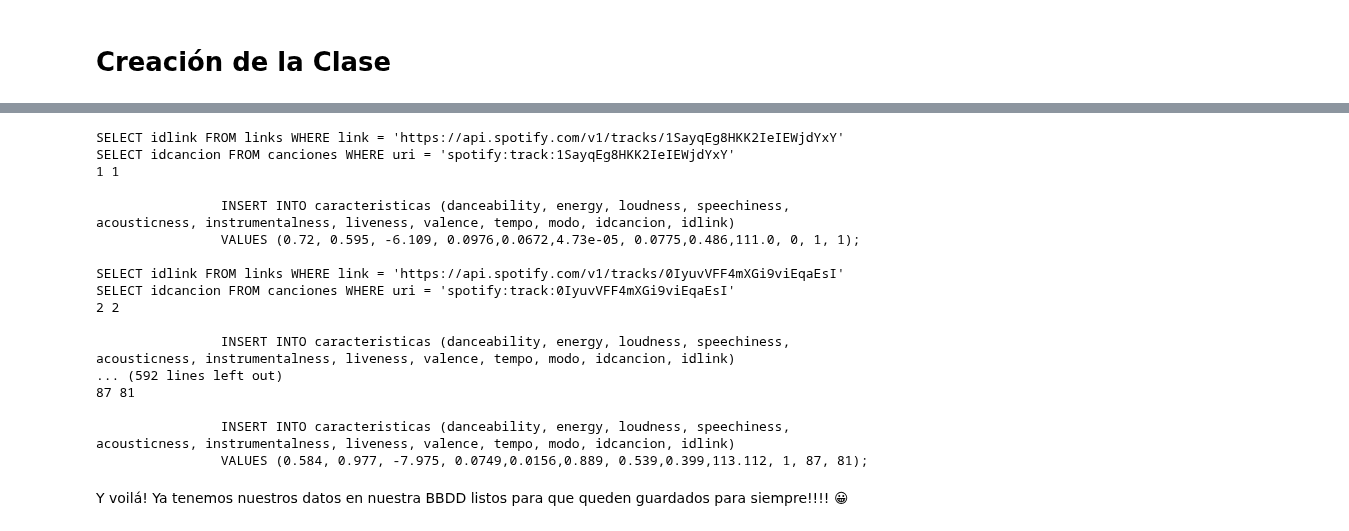
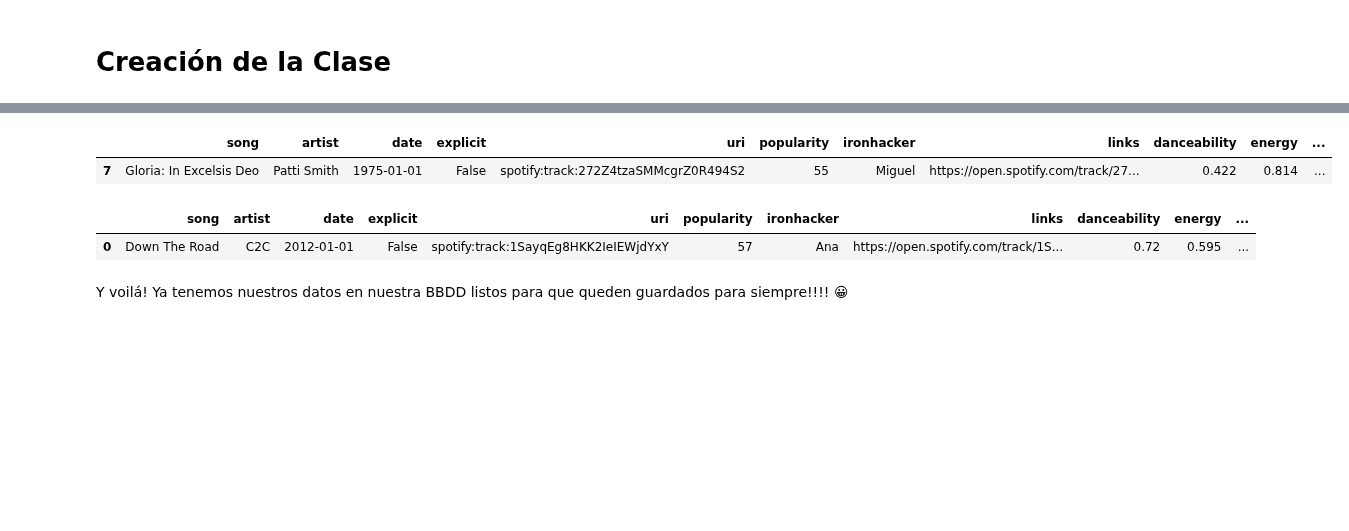
Before and after one commit to Ironhack-Part-Time-Enero2022/apuntes-clases, a Jupyter notebook: semana-12/12.2.Data-To-SQL.ipynb, the cells around one changed output, grey strips where cells are left out. Cells and saved outputs as stored; diff of their text form; code cells hidden in the pictures; blank space fills up the shorter version.

```diff
--- a/semana-12/12.2.Data-To-SQL.ipynb
+++ b/semana-12/12.2.Data-To-SQL.ipynb
@@ -286,35 +215,24 @@ Index(['song', 'artist', 'date', 'explicit', 'uri', 'popularity', 'ironhacker',
+# %%
+df[df["song"] =='Gloria: In Excelsis Deo']
+# %% [output]
+|  | song | artist | date | explicit | uri | popularity | ironhacker | links | danceability | energy | ... |
+| 7 | Gloria: In Excelsis Deo | Patti Smith | 1975-01-01 | False | spotify:track:272Z4tzaSMMcgrZ0R494S2 | 55 | Miguel | https://open.spotify.com/track/27... | 0.422 | 0.814 | ... |
+# %%
+df.head(1)
+# %% [output]
+|  | song | artist | date | explicit | uri | popularity | ironhacker | links | danceability | energy | ... |
+| 0 | Down The Road | C2C | 2012-01-01 | False | spotify:track:1SayqEg8HKK2IeIEWjdYxY | 57 | Ana | https://open.spotify.com/track/1S... | 0.72 | 0.595 | ... |
 # %%
 # tabla caracteristicas
 
 for indice, fila in df.iterrows():
 
-    id_link = spotify.sacar_id(f"{fila['track_href']}", "idlink" , "link", "links")
+    id_link = spotify.sacar_id(f"{fila['links']}", "idlink" , "link", "links")
     id_cancion = spotify.sacar_id(f"{fila['uri']}", "idcancion" , "uri", "canciones")
-    print(id_link, id_cancion)
 
-    query_medidas = f"""
-                INSERT INTO caracteristicas (danceability, energy, loudness, speechiness, acousticness, instrumentalness, liveness, valence, tempo, modo, idcancion, idlink)
-                VALUES ({fila["danceability"]}, {fila['energy']}, {fila['loudness']}, {fila['speechiness']},{fila['acousticness']},{fila['instrumentalness']}, {fila['liveness']},{fila['valence']},{fila['tempo']}, {fila['mode']}, {id_link}, {id_cancion});
-                """
-    print(query_medidas)
-    spotify.crear_insertar_tabla( query_medidas)
+    query_medidas = f"""INSERT INTO caracteristicas (danceability, energy, loudness, speechiness, acousticness, instrumentalness, liveness, valence, tempo, modo, idcancion, idlink)
+                VALUES ({fila['danceability']}, {fila['energy']}, {fila['loudness']}, {fila['speechiness']},{fila['acousticness']},{fila['instrumentalness']}, {fila['liveness']},{fila['valence']},{fila['tempo']}, {fila['mode']}, {id_link}, {id_cancion});"""
+
+    spotify.crear_insertar_tabla(query_medidas)
-# %% [output]
-SELECT idlink FROM links WHERE link = 'https://api.spotify.com/v1/tracks/1SayqEg8HKK2IeIEWjdYxY'
-SELECT idcancion FROM canciones WHERE uri = 'spotify:track:1SayqEg8HKK2IeIEWjdYxY'
-1 1
-
-                INSERT INTO caracteristicas (danceability, energy, loudness, speechiness, acousticness, instrumentalness, liveness, valence, tempo, modo, idcancion, idlink)
-                VALUES (0.72, 0.595, -6.109, 0.0976,0.0672,4.73e-05, 0.0775,0.486,111.0, 0, 1, 1);
-
-SELECT idlink FROM links WHERE link = 'https://api.spotify.com/v1/tracks/0IyuvVFF4mXGi9viEqaEsI'
-SELECT idcancion FROM canciones WHERE uri = 'spotify:track:0IyuvVFF4mXGi9viEqaEsI'
-2 2
-
-                INSERT INTO caracteristicas (danceability, energy, loudness, speechiness, acousticness, instrumentalness, liveness, valence, tempo, modo, idcancion, idlink)
-... (592 lines left out)
-87 81
-
-                INSERT INTO caracteristicas (danceability, energy, loudness, speechiness, acousticness, instrumentalness, liveness, valence, tempo, modo, idcancion, idlink)
-                VALUES (0.584, 0.977, -7.975, 0.0749,0.0156,0.889, 0.539,0.399,113.112, 1, 87, 81);
 # %% [markdown]
 Y voilá! Ya tenemos nuestros datos en nuestra BBDD listos para que queden guardados para siempre!!!! 😀
```
Also changed, not shown: parts of 21 cells of this notebook, 3 other files.
